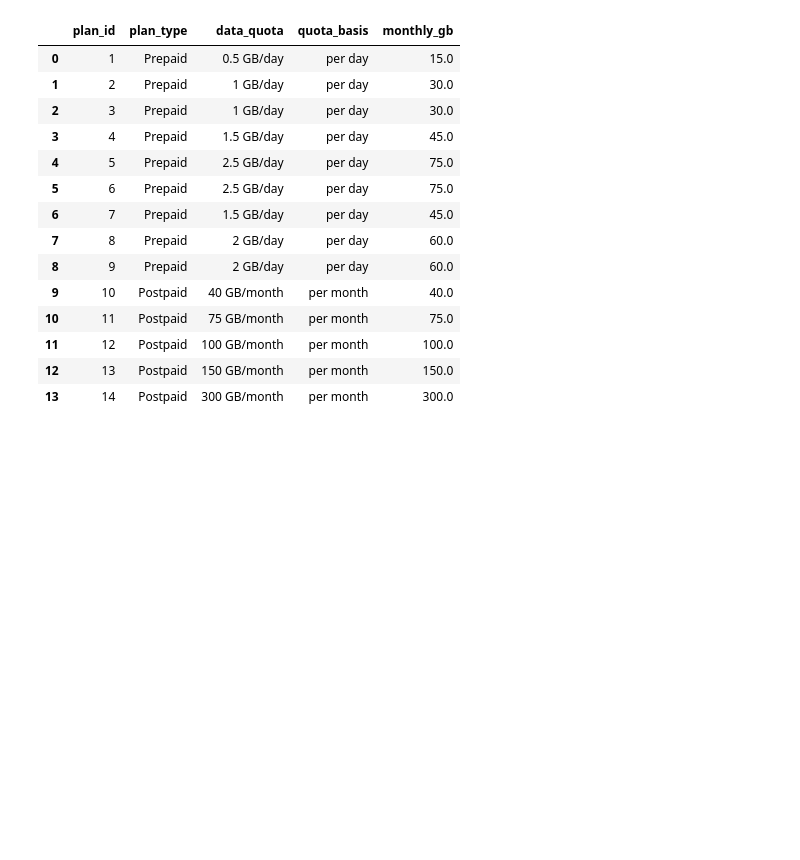
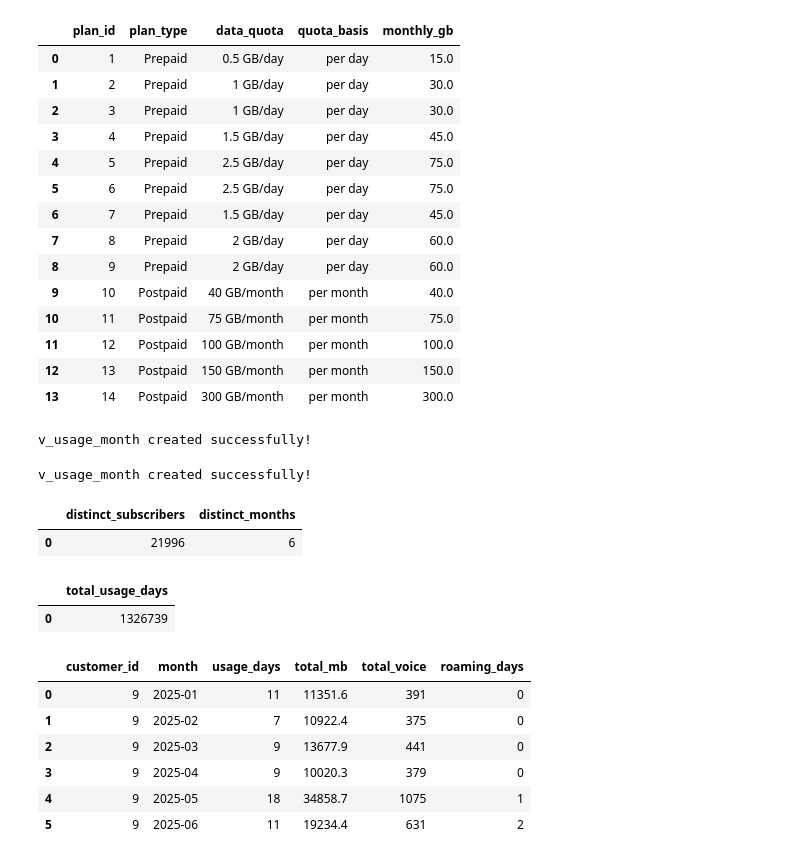
Before and after one commit to midlajmuhammad/airtel-telecom-analytics, a Jupyter notebook: notebook/04_preparation.ipynb, the cells around one changed output. Saved outputs shown, nothing was run; the diff lists cells and outputs as text; code cells hidden in the pictures; blank space fills up the shorter version.

```diff
--- a/notebook/04_preparation.ipynb
+++ b/notebook/04_preparation.ipynb
@@ -121,5 +154,68 @@ ORDER BY plan_id;""")
 | 11 | 12 | Postpaid | 100 GB/month | per month | 100.0 |
 | 12 | 13 | Postpaid | 150 GB/month | per month | 150.0 |
 | 13 | 14 | Postpaid | 300 GB/month | per month | 300.0 |
+# %%
+import sqlite3
+
+conn = sqlite3.connect("airtel.db")
+
+with open(r"C:\Users\midhlaj muhmmd\OneDrive\Desktop\airtel-telecom-analytics\sql\practice\05_usage_month.sql", "r") as file:
+    sql_script = file.read()
+
+conn.executescript(sql_script)
+conn.commit()
+
+print("v_usage_month created successfully!")
+
+conn.close()
+# %% [output]
+v_usage_month created successfully!
+# %%
+with open(
+    r"C:\Users\midhlaj muhmmd\OneDrive\Desktop\airtel-telecom-analytics\sql\practice\05_usage_month.sql",
+    "r",
+    encoding="utf-8"
+) as file:
+    sql_script = file.read()
+
+con.executescript(sql_script)
+con.commit()
+
+print("v_usage_month created successfully!")
+# %% [output]
+v_usage_month created successfully!
+# %%
+q("""SELECT
+    COUNT(DISTINCT customer_id) AS distinct_subscribers,
+    COUNT(DISTINCT month) AS distinct_months
+FROM v_usage_month;""")
+# %% [output]
+|  | distinct_subscribers | distinct_months |
+| 0 | 21996 | 6 |
+# %%
+q("""SELECT SUM(usage_days) AS total_usage_days
+FROM v_usage_month;""")
+# %% [output]
+|  | total_usage_days |
+| 0 | 1326739 |
+# %%
+q("""SELECT
+    customer_id,
+    month,
+    usage_days,
+    total_mb,
+    total_voice,
+    roaming_days
+FROM v_usage_month
+WHERE customer_id = 9
+ORDER BY month;""")
+# %% [output]
+|  | customer_id | month | usage_days | total_mb | total_voice | roaming_days |
+| 0 | 9 | 2025-01 | 11 | 11351.6 | 391 | 0 |
+| 1 | 9 | 2025-02 | 7 | 10922.4 | 375 | 0 |
+| 2 | 9 | 2025-03 | 9 | 13677.9 | 441 | 0 |
+| 3 | 9 | 2025-04 | 9 | 10020.3 | 379 | 0 |
+| 4 | 9 | 2025-05 | 18 | 34858.7 | 1075 | 1 |
+| 5 | 9 | 2025-06 | 11 | 19234.4 | 631 | 2 |
 # %%
 import sqlite3
```
Also changed, not shown: parts of 15 cells of this notebook, 7 other files.
